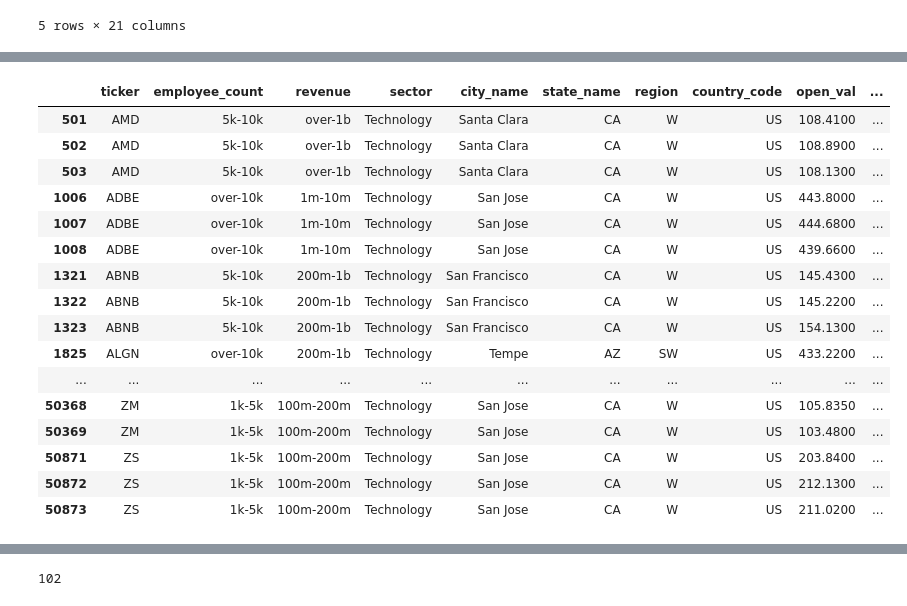
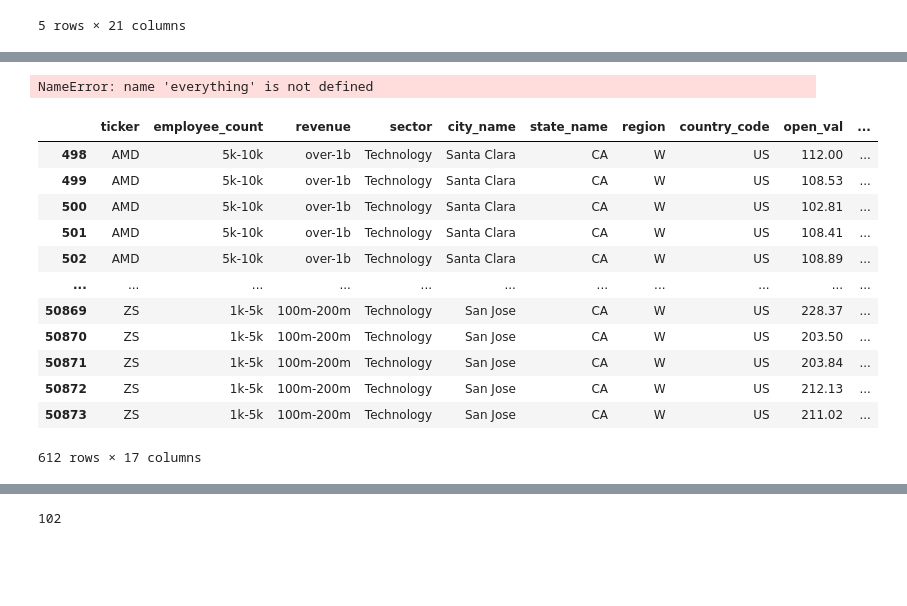
Before and after one commit to kjkubik/CompanyLocationAndStocks, a Jupyter notebook: source/Run_GBDT_Model-V1.2.ipynb, the cells around one changed output, grey strips where cells are left out. Drawn from its saved outputs; the diff is of its cells as text; code cells hidden in the pictures; blank space fills up the shorter version.

```diff
--- a/source/Run_GBDT_Model-V1.2.ipynb
+++ b/source/Run_GBDT_Model-V1.2.ipynb
@@ -72,43 +72,53 @@ volume_weight             float64
 number_of_transactions    float64
 percent_change            float64
 dtype: object
+# %%
+def function (begin,end):
+  everything
+
+
+
+
+function('2022-03-11','2022-03-18')
+function('2022-03-11','2022-03-18')
+function('2022-03-11','2022-03-18')
+function('2022-03-11','2022-03-18')
+function('2022-03-11','2022-03-18')
+# %% [output]
+NameError: name 'everything' is not defined
 # %%
 # preserve date column as type object
 stock_df['date'] = stock_df['date_val']
 
 # have the user enter beginning date as yyyy-mm-dd
-begin_date = '2022-03-08'
+begin_date = '2022-03-11'
 # have the user enter ending date as yyyy-mm-dd
-end_date = '2022-03-10'
+end_date = '2022-03-18'
 
 # Convert the date to datetime64
 stock_df['date_val'] = pd.to_datetime(stock_df['date_val'], format='%Y-%m-%d')
 
 stock_df = stock_df.loc[(stock_df['date_val'] >= begin_date)
                      & (stock_df['date_val'] <= end_date)]
 
 # drop throw-aways
 stock_df.drop(["longitude", "latitude", "company_name", "company_url","date_val"], axis=1, inplace=True)
 
 stock_df
 # %% [output]
 |  | ticker | employee_count | revenue | sector | city_name | state_name | region | country_code | open_val | ... |
-| 501 | AMD | 5k-10k | over-1b | Technology | Santa Clara | CA | W | US | 108.4100 | ... |
-| 502 | AMD | 5k-10k | over-1b | Technology | Santa Clara | CA | W | US | 108.8900 | ... |
-| 503 | AMD | 5k-10k | over-1b | Technology | Santa Clara | CA | W | US | 108.1300 | ... |
-| 1006 | ADBE | over-10k | 1m-10m | Technology | San Jose | CA | W | US | 443.8000 | ... |
-| 1007 | ADBE | over-10k | 1m-10m | Technology | San Jose | CA | W | US | 444.6800 | ... |
-| 1008 | ADBE | over-10k | 1m-10m | Technology | San Jose | CA | W | US | 439.6600 | ... |
-| 1321 | ABNB | 5k-10k | 200m-1b | Technology | San Francisco | CA | W | US | 145.4300 | ... |
-| 1322 | ABNB | 5k-10k | 200m-1b | Technology | San Francisco | CA | W | US | 145.2200 | ... |
-| 1323 | ABNB | 5k-10k | 200m-1b | Technology | San Francisco | CA | W | US | 154.1300 | ... |
-| 1825 | ALGN | over-10k | 200m-1b | Technology | Tempe | AZ | SW | US | 433.2200 | ... |
+| 498 | AMD | 5k-10k | over-1b | Technology | Santa Clara | CA | W | US | 112.00 | ... |
+| 499 | AMD | 5k-10k | over-1b | Technology | Santa Clara | CA | W | US | 108.53 | ... |
+| 500 | AMD | 5k-10k | over-1b | Technology | Santa Clara | CA | W | US | 102.81 | ... |
+| 501 | AMD | 5k-10k | over-1b | Technology | Santa Clara | CA | W | US | 108.41 | ... |
+| 502 | AMD | 5k-10k | over-1b | Technology | Santa Clara | CA | W | US | 108.89 | ... |
 | ... | ... | ... | ... | ... | ... | ... | ... | ... | ... | ... |
-| 50368 | ZM | 1k-5k | 100m-200m | Technology | San Jose | CA | W | US | 105.8350 | ... |
-| 50369 | ZM | 1k-5k | 100m-200m | Technology | San Jose | CA | W | US | 103.4800 | ... |
-| 50871 | ZS | 1k-5k | 100m-200m | Technology | San Jose | CA | W | US | 203.8400 | ... |
-| 50872 | ZS | 1k-5k | 100m-200m | Technology | San Jose | CA | W | US | 212.1300 | ... |
-| 50873 | ZS | 1k-5k | 100m-200m | Technology | San Jose | CA | W | US | 211.0200 | ... |
+| 50869 | ZS | 1k-5k | 100m-200m | Technology | San Jose | CA | W | US | 228.37 | ... |
+| 50870 | ZS | 1k-5k | 100m-200m | Technology | San Jose | CA | W | US | 203.50 | ... |
+| 50871 | ZS | 1k-5k | 100m-200m | Technology | San Jose | CA | W | US | 203.84 | ... |
+| 50872 | ZS | 1k-5k | 100m-200m | Technology | San Jose | CA | W | US | 212.13 | ... |
+| 50873 | ZS | 1k-5k | 100m-200m | Technology | San Jose | CA | W | US | 211.02 | ... |
+612 rows × 17 columns
 # %%
 # check dtypes
 stock_df.dtypes
```
Also changed, not shown: parts of 13 cells of this notebook, 3 other files.
